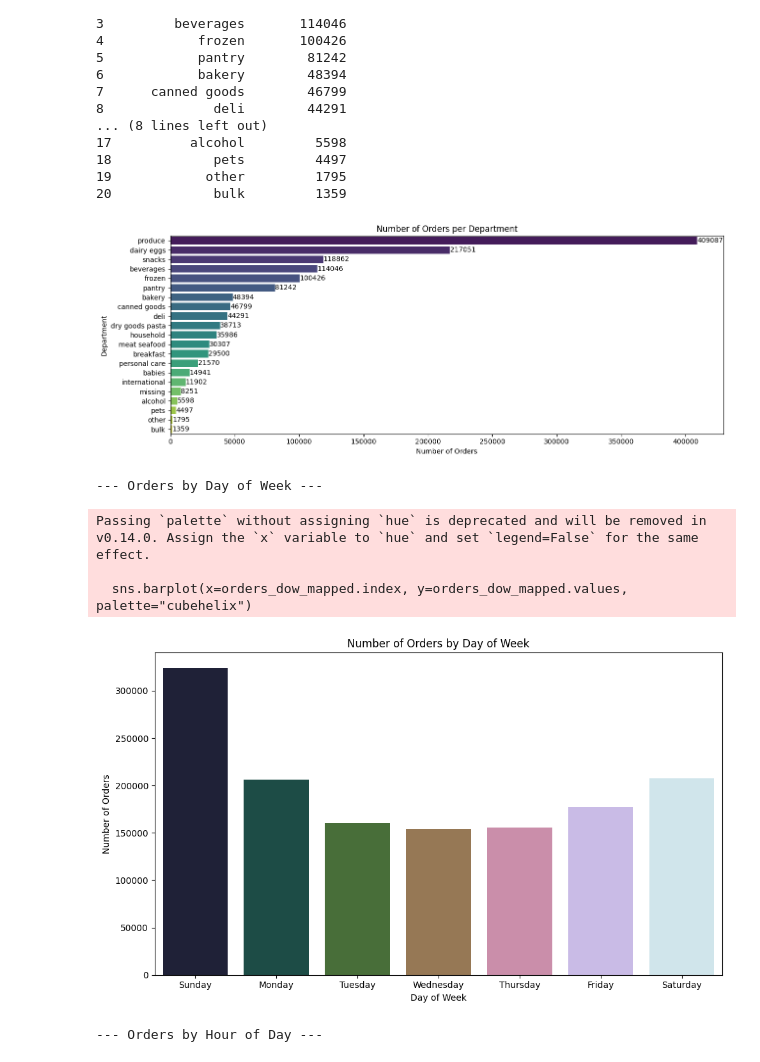
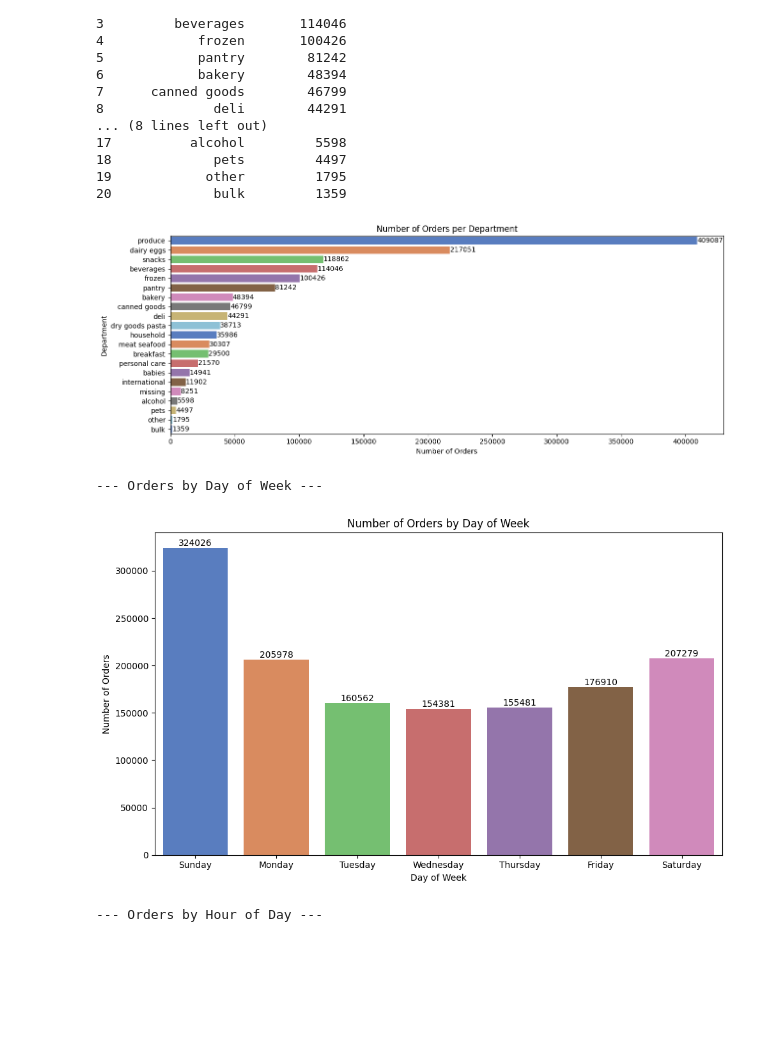
Before and after one commit to rajiv-ranjan/cds-mini-projects, a Jupyter notebook: m8/mp1/M8_NB_MiniProject_1_Market_Basket_Analysis.ipynb, the cells around one changed output. Drawn from its saved outputs; the diff is of its cells as text; code cells hidden in the pictures; blank space fills up the shorter version.

```diff
--- a/m8/mp1/M8_NB_MiniProject_1_Market_Basket_Analysis.ipynb
+++ b/m8/mp1/M8_NB_MiniProject_1_Market_Basket_Analysis.ipynb
@@ -391,10 +391,9 @@ ax = sns.barplot(
     x="order_count",
     y="department",
     data=department_order_counts.sort_values(by="order_count", ascending=False),
-    palette="viridis",
+    palette="muted",
     # hue=department_order_counts["department"],
     hue="department",
-    dodge=False,
     legend=None,
 )
 plt.title("Number of Orders per Department")
@@ -405,35 +404,40 @@ for container in ax.containers:
     ax.bar_label(container, fmt="%d")
 plt.show()
 # %% [output]
-[figure, old version]
+[figure, new version]
 # %%
 print("\n--- Orders by Day of Week ---")
 orders_dow = orders_denormalized["order_dow"].value_counts().sort_index()
 # Map day of week to names for better readability in plot
 dow_map = {
     0: "Sunday",
     1: "Monday",
     2: "Tuesday",
     3: "Wednesday",
     4: "Thursday",
     5: "Friday",
     6: "Saturday",
 }
 orders_dow_mapped = orders_dow.rename(index=dow_map)
 
 plt.figure(figsize=(10, 6))
-sns.barplot(x=orders_dow_mapped.index, y=orders_dow_mapped.values, palette="cubehelix")
+ax = sns.barplot(
+    x=orders_dow_mapped.index,
+    y=orders_dow_mapped.values,
+    palette="muted",
+    hue=orders_dow_mapped.index,
+    legend=False,
+)
 plt.title("Number of Orders by Day of Week")
 plt.xlabel("Day of Week")
 plt.ylabel("Number of Orders")
 plt.tight_layout()
+for container in ax.containers:
+    ax.bar_label(container, fmt="%d")
 plt.show()
 # %% [output]
 --- Orders by Day of Week ---
-Passing `palette` without assigning `hue` is deprecated and will be removed in v0.14.0. Assign the `x` variable to `hue` and set `legend=False` for the same effect.
-
-  sns.barplot(x=orders_dow_mapped.index, y=orders_dow_mapped.values, palette="cubehelix")
-[figure, old version]
+[figure, new version]
 # %%
 print("\n--- Orders by Hour of Day ---")
 orders_hour_of_day = (
```
Also changed, not shown: parts of 10 cells of this notebook.
